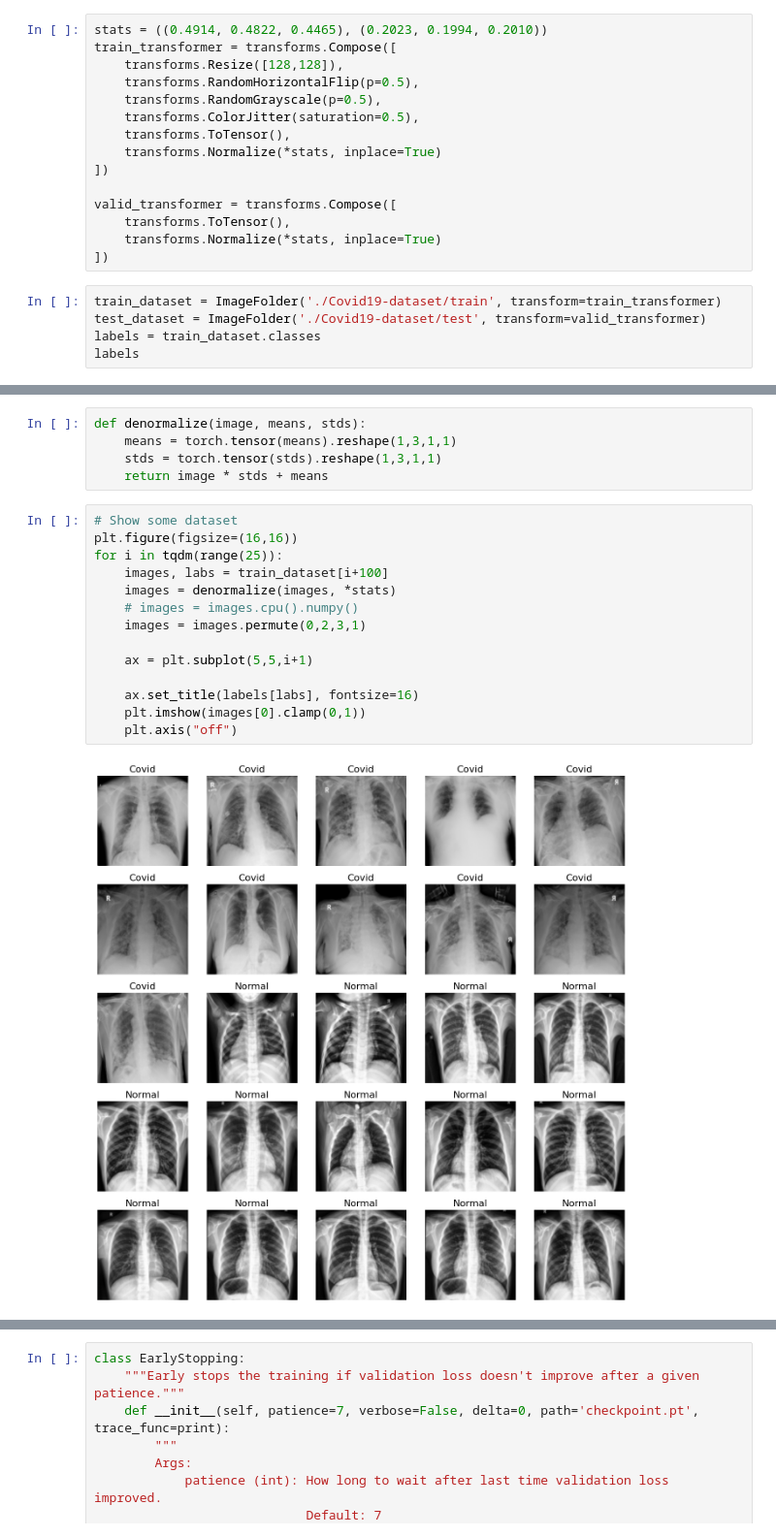
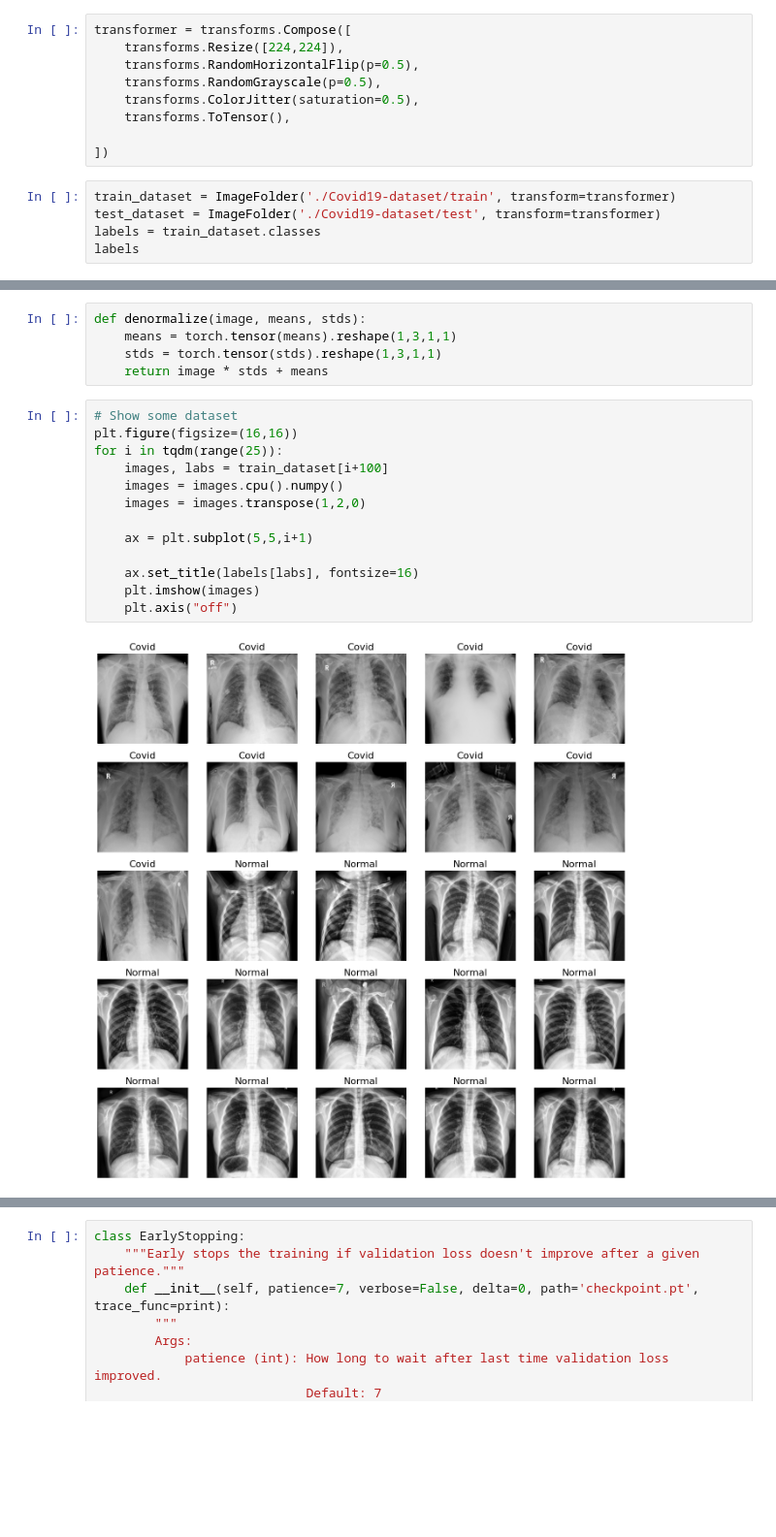
Before and after one commit to cencencendi/CNN_Covid, a Jupyter notebook: TugasAI_2_NNApplication.ipynb, the cells around one changed output, grey strips where cells are left out. Shown at 97% size. Cells and saved outputs as stored; diff of their text form; blank space fills up the shorter version.

```diff
--- a/TugasAI_2_NNApplication.ipynb
+++ b/TugasAI_2_NNApplication.ipynb
@@ -17,23 +17,17 @@ print("Device", device)
 # %% [output]
 Device cuda
 # %%
-stats = ((0.4914, 0.4822, 0.4465), (0.2023, 0.1994, 0.2010))
-train_transformer = transforms.Compose([
-    transforms.Resize([128,128]),
+transformer = transforms.Compose([
+    transforms.Resize([224,224]),
     transforms.RandomHorizontalFlip(p=0.5),
     transforms.RandomGrayscale(p=0.5),
     transforms.ColorJitter(saturation=0.5),
     transforms.ToTensor(),
-    transforms.Normalize(*stats, inplace=True)
+
 ])
-
-valid_transformer = transforms.Compose([
-    transforms.ToTensor(),
-    transforms.Normalize(*stats, inplace=True)
-])
 # %%
-train_dataset = ImageFolder('./Covid19-dataset/train', transform=train_transformer)
-test_dataset = ImageFolder('./Covid19-dataset/test', transform=valid_transformer)
+train_dataset = ImageFolder('./Covid19-dataset/train', transform=transformer)
+test_dataset = ImageFolder('./Covid19-dataset/test', transform=transformer)
 labels = train_dataset.classes
 labels
 # %% [output]
@@ -46,17 +40,16 @@ def denormalize(image, means, stds):
 # %%
 # Show some dataset
 plt.figure(figsize=(16,16))
 for i in tqdm(range(25)):
     images, labs = train_dataset[i+100]
-    images = denormalize(images, *stats)
-    # images = images.cpu().numpy()
-    images = images.permute(0,2,3,1)
+    images = images.cpu().numpy()
+    images = images.transpose(1,2,0)
 
     ax = plt.subplot(5,5,i+1)
 
     ax.set_title(labels[labs], fontsize=16)
-    plt.imshow(images[0].clamp(0,1))
+    plt.imshow(images)
     plt.axis("off")
 # %% [output]
-[figure, old version]
+[figure, new version]
 # %%
```
Also changed, not shown: parts of 10 cells of this notebook, 1 other file.
